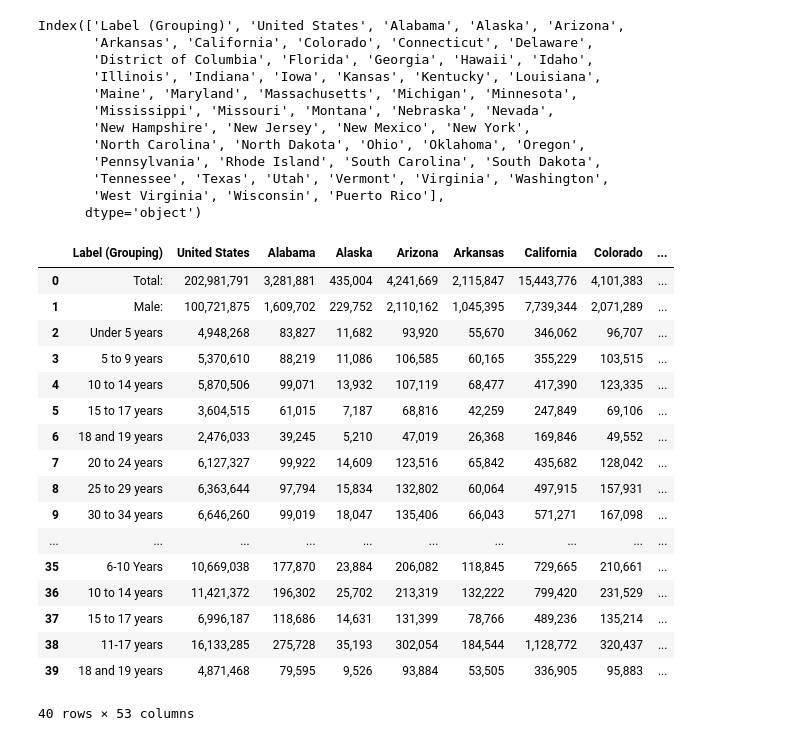
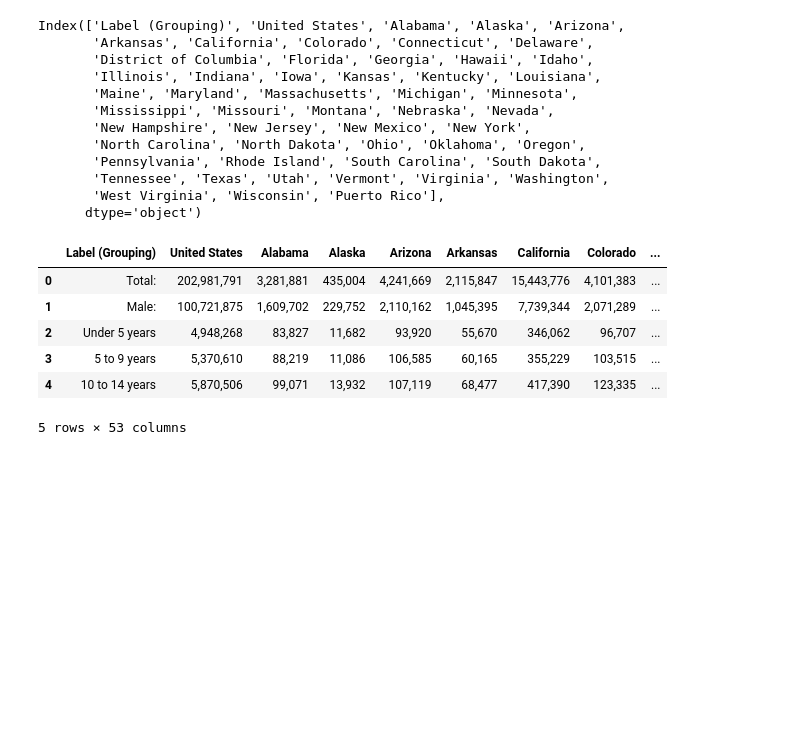
Before and after one commit to mwsierzega/Project3, a Jupyter notebook: Data_Census_OPTN.ipynb, the cells around one changed output. Drawn from its saved outputs; the diff is of its cells as text; code cells hidden in the pictures; blank space fills up the shorter version.

```diff
--- a/Data_Census_OPTN.ipynb
+++ b/Data_Census_OPTN.ipynb
@@ -54,26 +54,15 @@ Index(['Label (Grouping)', 'United States', 'Alabama', 'Alaska', 'Arizona',
       dtype='object')
 # %%
 #newly renamed column names
-census_age_df_drop.head(40)
+census_age_df_drop.head()
 # %% [output]
 |  | Label (Grouping) | United States | Alabama | Alaska | Arizona | Arkansas | California | Colorado | ... |
 | 0 | Total: | 202,981,791 | 3,281,881 | 435,004 | 4,241,669 | 2,115,847 | 15,443,776 | 4,101,383 | ... |
 | 1 | Male: | 100,721,875 | 1,609,702 | 229,752 | 2,110,162 | 1,045,395 | 7,739,344 | 2,071,289 | ... |
 | 2 | Under 5 years | 4,948,268 | 83,827 | 11,682 | 93,920 | 55,670 | 346,062 | 96,707 | ... |
 | 3 | 5 to 9 years | 5,370,610 | 88,219 | 11,086 | 106,585 | 60,165 | 355,229 | 103,515 | ... |
 | 4 | 10 to 14 years | 5,870,506 | 99,071 | 13,932 | 107,119 | 68,477 | 417,390 | 123,335 | ... |
-| 5 | 15 to 17 years | 3,604,515 | 61,015 | 7,187 | 68,816 | 42,259 | 247,849 | 69,106 | ... |
-| 6 | 18 and 19 years | 2,476,033 | 39,245 | 5,210 | 47,019 | 26,368 | 169,846 | 49,552 | ... |
-| 7 | 20 to 24 years | 6,127,327 | 99,922 | 14,609 | 123,516 | 65,842 | 435,682 | 128,042 | ... |
-| 8 | 25 to 29 years | 6,363,644 | 97,794 | 15,834 | 132,802 | 60,064 | 497,915 | 157,931 | ... |
-| 9 | 30 to 34 years | 6,646,260 | 99,019 | 18,047 | 135,406 | 66,043 | 571,271 | 167,098 | ... |
-| ... | ... | ... | ... | ... | ... | ... | ... | ... | ... |
-| 35 | 6-10 Years | 10,669,038 | 177,870 | 23,884 | 206,082 | 118,845 | 729,665 | 210,661 | ... |
-| 36 | 10 to 14 years | 11,421,372 | 196,302 | 25,702 | 213,319 | 132,222 | 799,420 | 231,529 | ... |
-| 37 | 15 to 17 years | 6,996,187 | 118,686 | 14,631 | 131,399 | 78,766 | 489,236 | 135,214 | ... |
-| 38 | 11-17 years | 16,133,285 | 275,728 | 35,193 | 302,054 | 184,544 | 1,128,772 | 320,437 | ... |
-| 39 | 18 and 19 years | 4,871,468 | 79,595 | 9,526 | 93,884 | 53,505 | 336,905 | 95,883 | ... |
-40 rows × 53 columns
+5 rows × 53 columns
 # %%
 #drop rows with separated male and female numbers. Use the index to drop certain rows
 #number of rows to drop is 31
```
Also changed, not shown: parts of 15 cells of this notebook, 2 other files.
